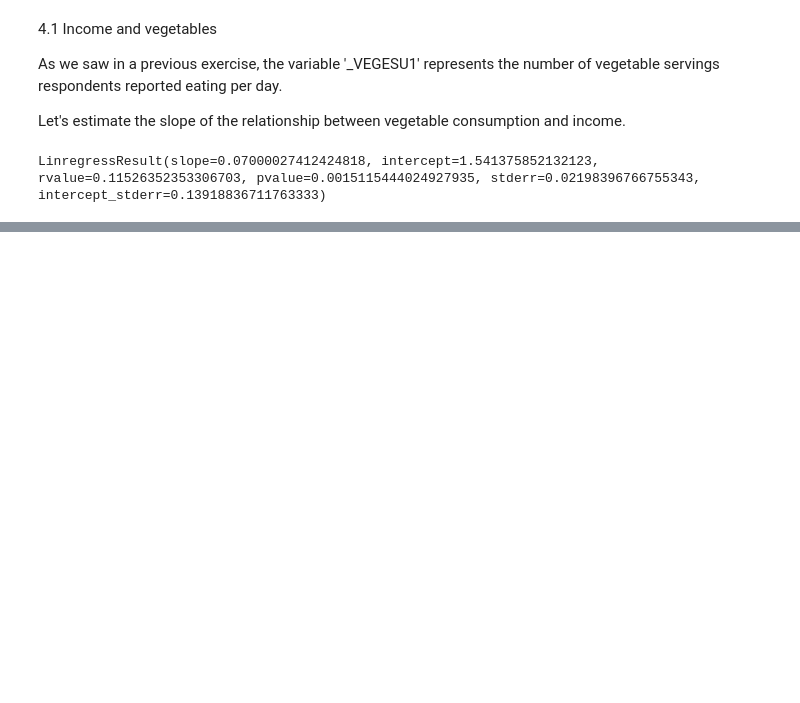
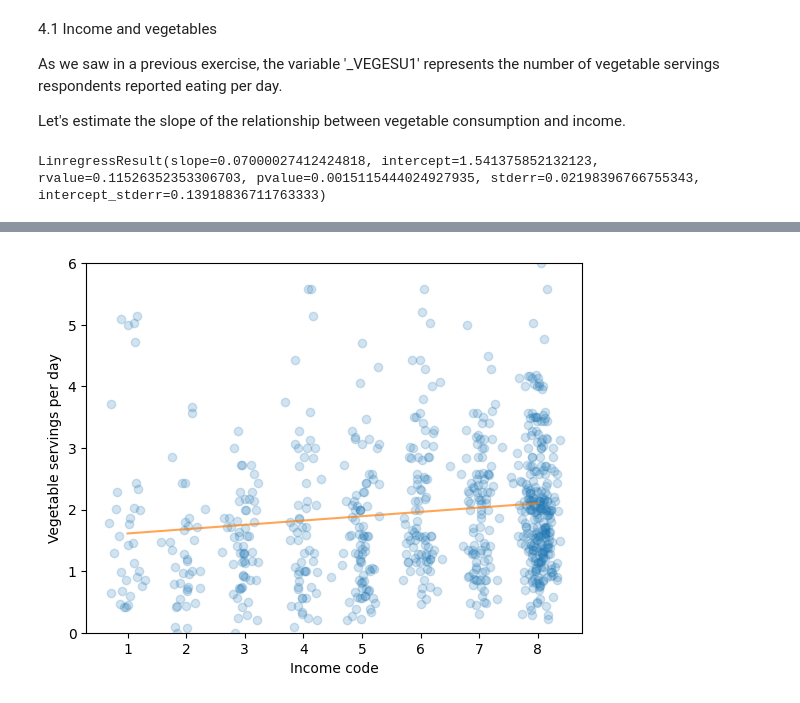
Before and after one commit to yazanhannun/Exploratory-Data-Analysis-in-Python, a Jupyter notebook: 3_ Relationships.ipynb, the cells around one changed output, grey strips where cells are left out. Drawn from its saved outputs; the diff is of its cells as text; code cells hidden in the pictures; blank space fills up the shorter version.

Commit message:
Simple regression/fit a line to vegitable consumption and income scatter plot

```diff
--- a/3_ Relationships.ipynb
+++ b/3_ Relationships.ipynb
@@ -308,0 +319,17 @@ LinregressResult(slope=0.07000027412424818, intercept=1.541375852132123, rvalue=
+# %%
+# Plot the scatter plot
+plt.clf()
+x_jitter = xs + np.random.normal(0, 0.15, len(xs))
+plt.plot(x_jitter, ys, 'o', alpha=0.2)
+
+# Plot the line of best fit
+fx = np.array([xs.min(), xs.max()])
+fy = res.intercept + res.slope * fx
+plt.plot(fx, fy, '-', alpha=0.7)
+
+plt.xlabel('Income code')
+plt.ylabel('Vegetable servings per day')
+plt.ylim([0, 6])
+plt.show()
+# %% [output]
+[figure, added]
```
Also changed, not shown: parts of 1 cell of this notebook.
